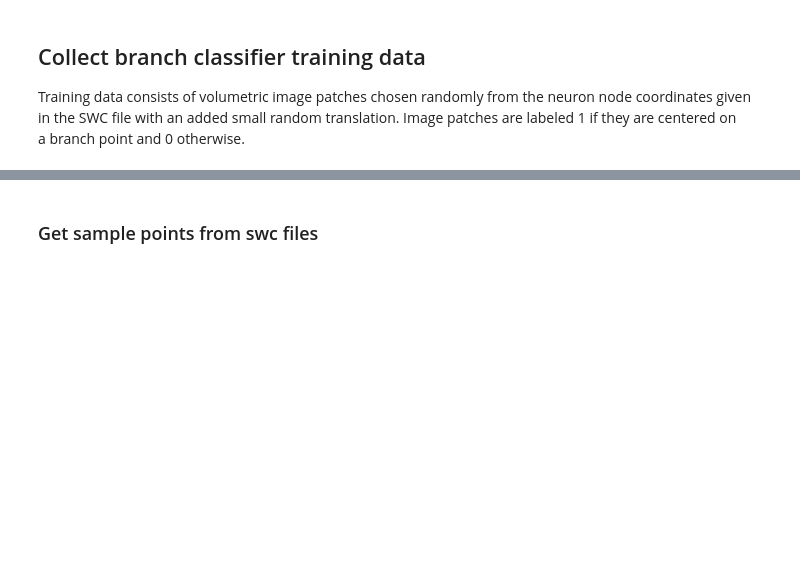
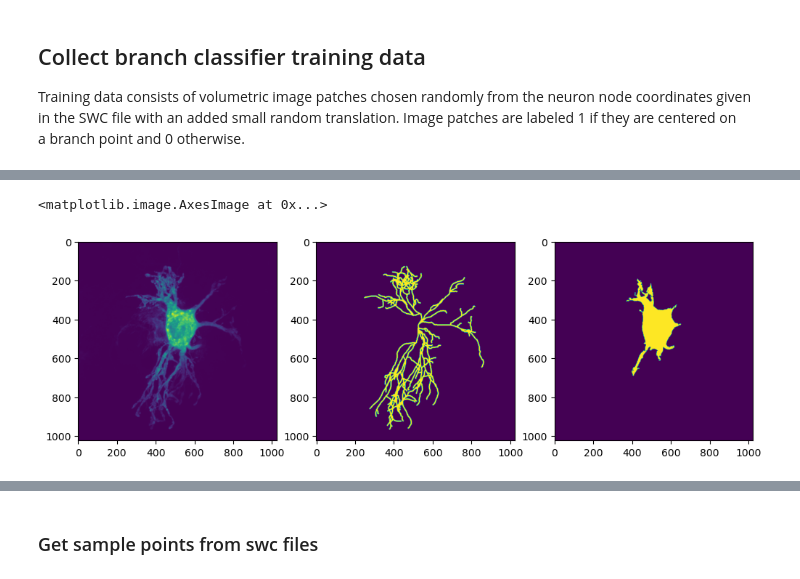
Before and after one commit to BrysonGray/neurotrack, a Jupyter notebook: notebooks/branch_classifier.ipynb, the cells around one changed output, grey strips where cells are left out. Cells and saved outputs as stored; diff of their text form; code cells hidden in the pictures; blank space fills up the shorter version.

```diff
--- a/notebooks/branch_classifier.ipynb
+++ b/notebooks/branch_classifier.ipynb
@@ -58,0 +90,32 @@ mask = draw.draw_neuron_mask()
+# %%
+# flood fill algorithm for 3d volume
+def flood_fill(volume, seed_point, new_value, tolerance=0):
+    # Get the dimensions of the volume
+    z_dim, y_dim, x_dim = volume.shape
+
+    # Create a copy of the volume to avoid modifying the original
+    filled_volume = np.copy(volume).astype(np.float32)
+
+    # Get the value at the seed point
+    seed_value = filled_volume[*seed_point]
+
+    # Create a stack for the flood fill algorithm
+    stack = [seed_point]
+
+    while stack:
+        z, y, x = stack.pop()
+
+        if (0 <= z < z_dim and 0 <= y < y_dim and 0 <= x < x_dim and
+                abs(filled_volume[z, y, x] - seed_value) <= tolerance):
+            # Set the new value
+            filled_volume[z, y, x] = new_value
+
+            # Add neighboring points to the stack
+            stack.append((z + 1, y, x))
+            stack.append((z - 1, y, x))
+            stack.append((z, y + 1, x))
+            stack.append((z, y - 1, x))
+            stack.append((z, y, x + 1))
+            stack.append((z, y, x - 1))
+
+    return filled_volume
@@ -58,0 +192,15 @@ mask = draw.draw_neuron_mask()
+# %%
+# flood fill img starting at seed point
+# from skimage.segmentation import flood_fill
+
+# seed_point = (int(sections[1][0,0,1]), int(sections[1][0,0,2]))
+seed_point = sections[1][0,0,:3].to(torch.int).tolist()
+filled_img = flood_fill(img, seed_point, 255, tolerance=80)
+filled_img = np.where(filled_img == 255, filled_img, 0)
+fig, ax = plt.subplots(1,3, figsize=(12,4))
+ax[0].imshow(img.max(0))
+ax[1].imshow(mask[0].amax(0))
+ax[2].imshow(filled_img.max(0))
+# %% [output]
+<matplotlib.image.AxesImage at 0x...>
+[figure, added]
```
Also changed, not shown: parts of 14 cells of this notebook, 1 other file.
